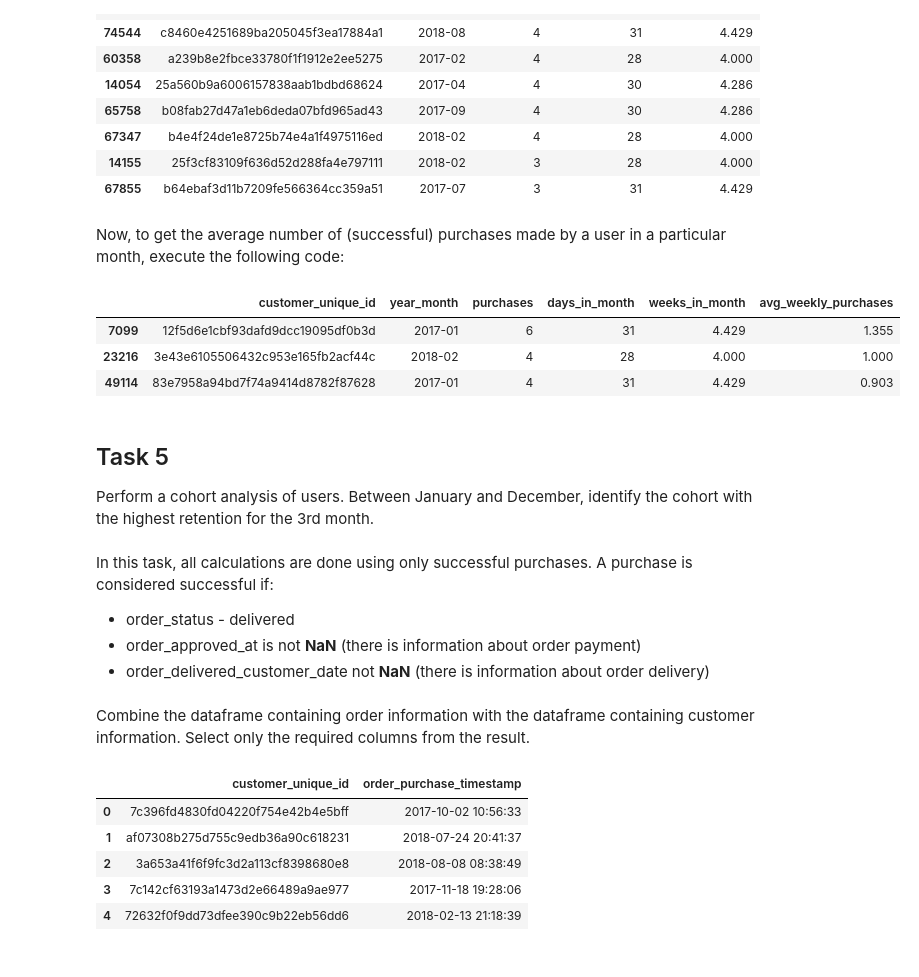
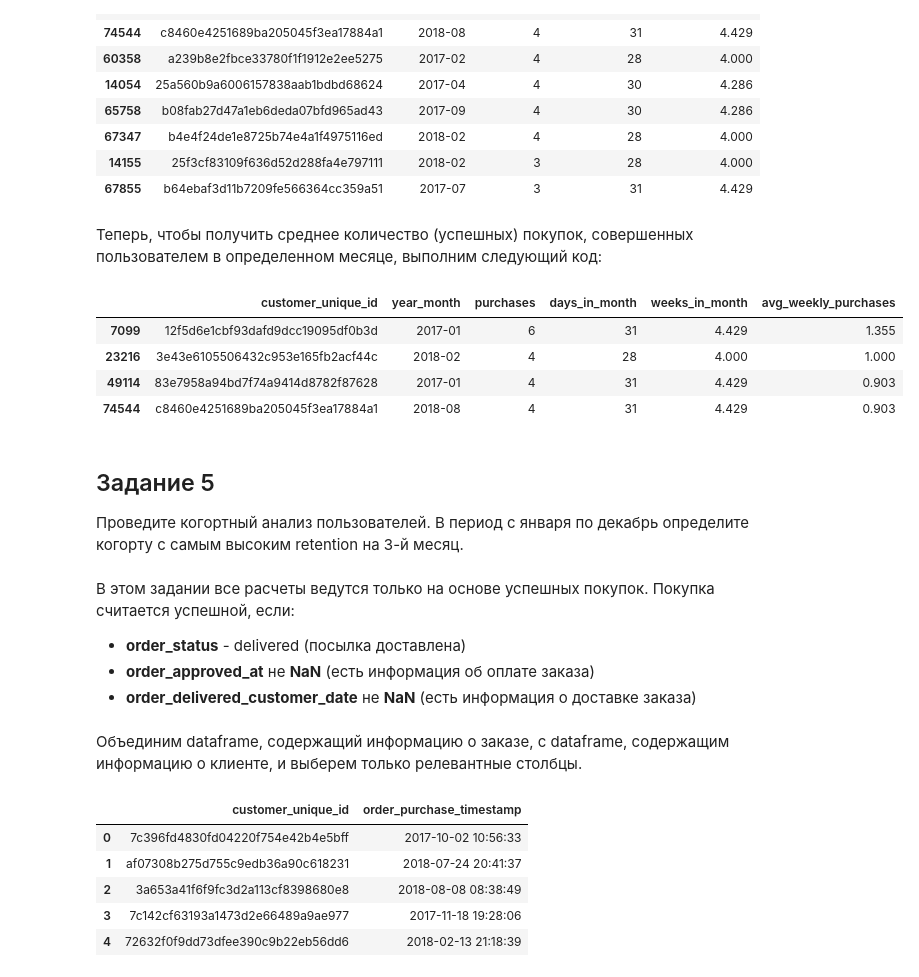
Before and after one commit to iegorushkin/data_analyst-karpov.courses, a Jupyter notebook: python_milestone/main.ipynb, the cells around one changed output. Drawn from its saved outputs; the diff is of its cells as text; code cells hidden in the pictures.

```diff
--- a/python_milestone/main.ipynb
+++ b/python_milestone/main.ipynb
@@ -571,15 +568,16 @@ final_df.head(10)
 | 14155 | 25f3cf83109f636d52d288fa4e797111 | 2018-02 | 3 | 28 | 4.000 |
 | 67855 | b64ebaf3d11b7209fe566364cc359a51 | 2017-07 | 3 | 31 | 4.429 |
 # %% [markdown]
-Now, to get the average number of (successful) purchases made by a user in a particular month, execute the following code:
+Теперь, чтобы получить среднее количество (успешных) покупок, совершенных пользователем в определенном месяце, выполним следующий код:
 # %%
 final_df["avg_weekly_purchases"] = (
     final_df["purchases"] / final_df["weeks_in_month"]
 ).round(3)
-final_df.head(3)
+final_df.head(4)
 # %% [output]
 |  | customer_unique_id | year_month | purchases | days_in_month | weeks_in_month | avg_weekly_purchases |
 | 7099 | 12f5d6e1cbf93dafd9dcc19095df0b3d | 2017-01 | 6 | 31 | 4.429 | 1.355 |
 | 23216 | 3e43e6105506432c953e165fb2acf44c | 2018-02 | 4 | 28 | 4.000 | 1.000 |
 | 49114 | 83e7958a94bd7f74a9414d8782f87628 | 2017-01 | 4 | 31 | 4.429 | 0.903 |
+| 74544 | c8460e4251689ba205045f3ea17884a1 | 2018-08 | 4 | 31 | 4.429 | 0.903 |
 # %%
@@ -587,20 +585,19 @@ final_df.head(3)
 del final_df, filtered_orders_df, merged_df
 # %% [markdown]
-## Task 5
-Perform a cohort analysis of users. Between January and December, identify the cohort with the highest retention for the 3rd month.
+## Задание 5
+Проведите когортный анализ пользователей. В период с января по декабрь определите когорту с самым высоким retention на 3-й месяц.
 # %% [markdown]
-In this task, all calculations are done using only successful purchases. A purchase is considered successful if:
-* order_status - delivered
-* order_approved_at is not **NaN** (there is information about order payment)
-* order_delivered_customer_date not **NaN** (there is information about order delivery)
+В этом задании все расчеты ведутся только на основе успешных покупок. Покупка считается успешной, если:
+* **order_status** - delivered (посылка доставлена)
+* **order_approved_at** не **NaN** (есть информация об оплате заказа)
+* **order_delivered_customer_date** не **NaN** (есть информация о доставке заказа)
 # %%
 filtered_orders_df = orders_df.query(
     "order_status=='delivered' & order_approved_at.notna()"
     + "& order_delivered_customer_date.notna()"
 )
 # %% [markdown]
-Combine the dataframe containing order information with the dataframe containing customer information.
-Select only the required columns from the result.
+Объединим dataframe, содержащий информацию о заказе, с dataframe, содержащим информацию о клиенте, и выберем только релевантные столбцы.
 # %%
 merged_df = pd.merge(
     left=filtered_orders_df, right=customers_df, how="inner", on="customer_id"
```
Also changed, not shown: parts of 91 cells of this notebook.
